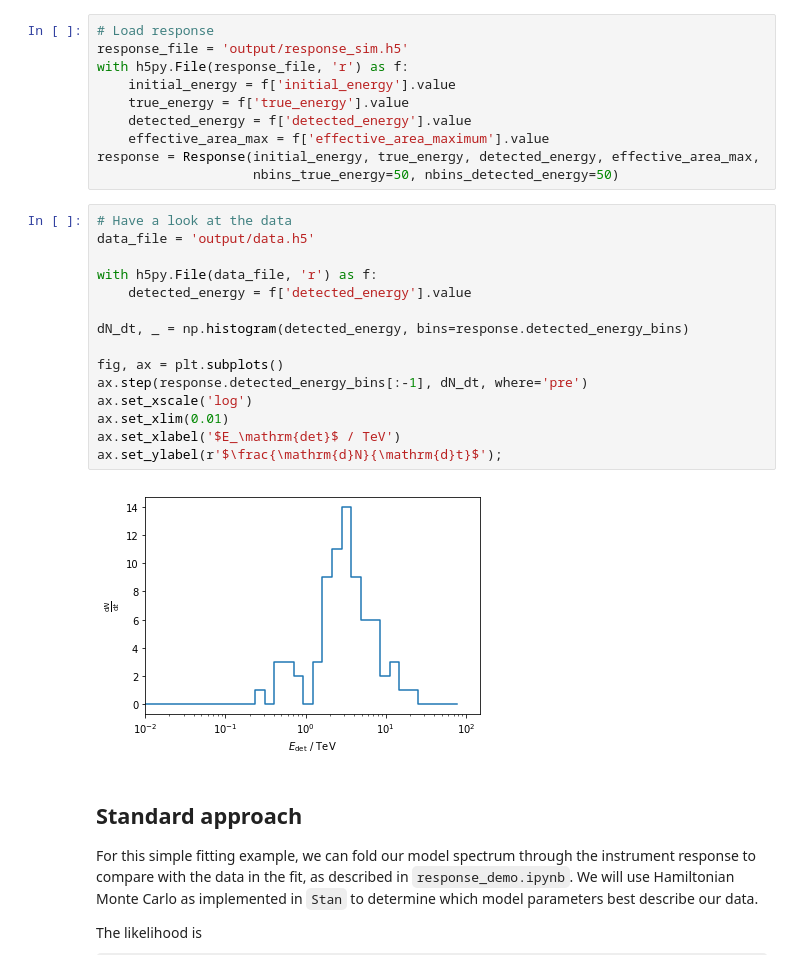
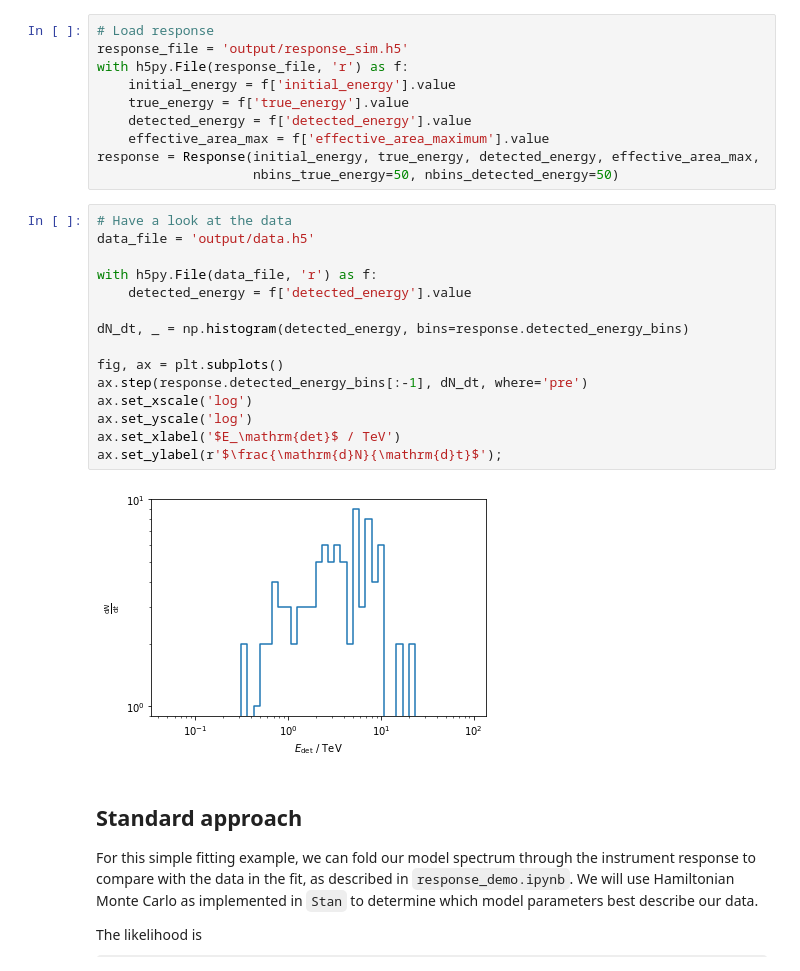
Before and after one commit to cescalara/instrument_response, a Jupyter notebook: fit_demo.ipynb, the cells around one changed output. Cells and saved outputs as stored; diff of their text form; some formulas as TeX source.

```diff
--- a/fit_demo.ipynb
+++ b/fit_demo.ipynb
@@ -27,20 +27,20 @@ response = Response(initial_energy, true_energy, detected_energy, effective_area
 # %%
 # Have a look at the data
 data_file = 'output/data.h5'
 
 with h5py.File(data_file, 'r') as f:
     detected_energy = f['detected_energy'].value
 
 dN_dt, _ = np.histogram(detected_energy, bins=response.detected_energy_bins)
 
 fig, ax = plt.subplots()
 ax.step(response.detected_energy_bins[:-1], dN_dt, where='pre')
 ax.set_xscale('log')
-ax.set_xlim(0.01)
+ax.set_yscale('log')
 ax.set_xlabel('$E_\mathrm{det}$ / TeV')
 ax.set_ylabel(r'$\frac{\mathrm{d}N}{\mathrm{d}t}$');
 # %% [output]
-[figure, old version]
+[figure, new version]
 # %% [markdown]
 ## Standard approach
 For this simple fitting example, we can fold our model spectrum through the instrument response to compare with the data in the fit, as described in `response_demo.ipynb`. We will use Hamiltonian Monte Carlo as implemented in `Stan` to determine which model parameters best describe our data.
```
Also changed, not shown: parts of 6 cells of this notebook, 3 other files.
